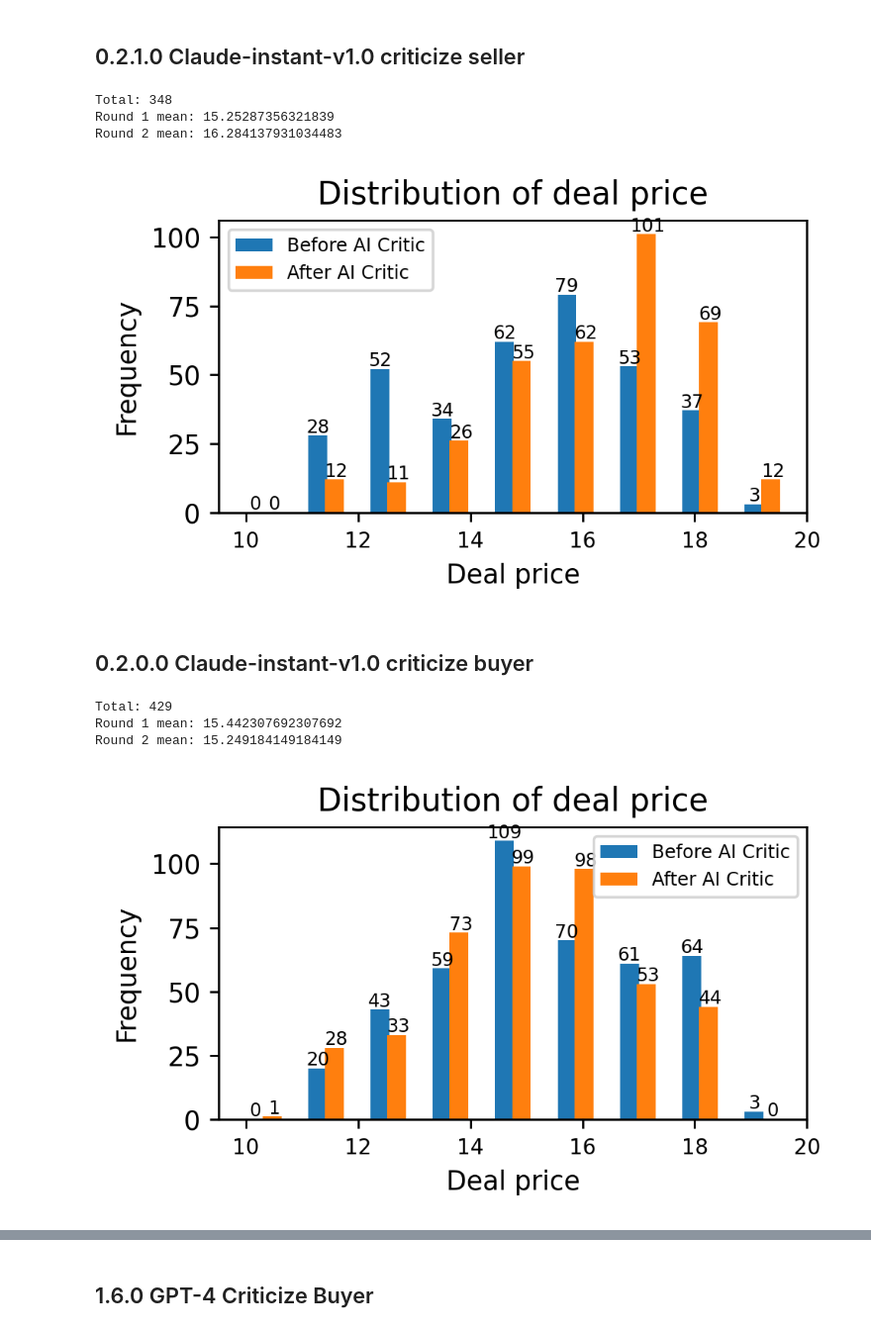
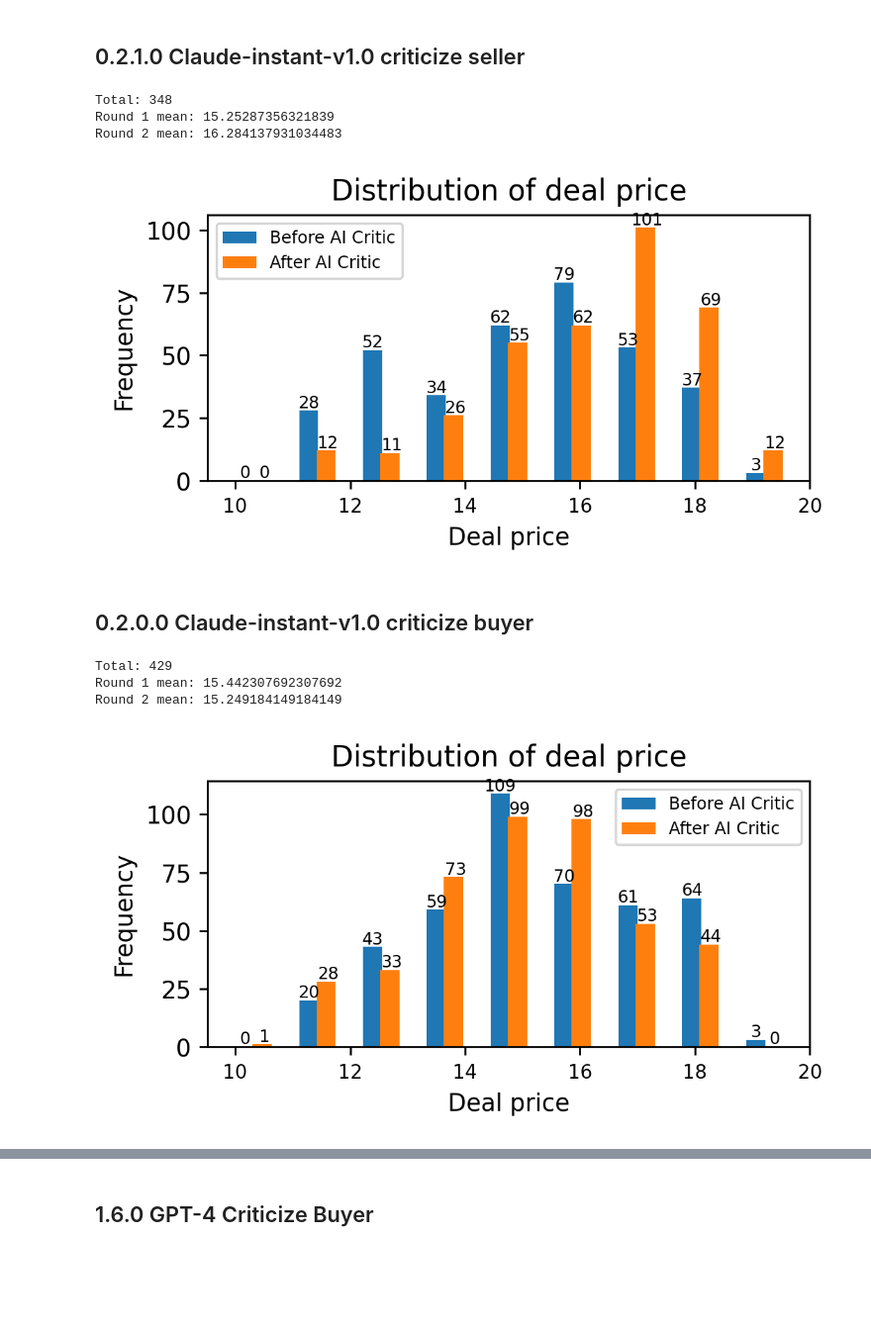
Before and after one commit to FranxYao/GPT-Bargaining, a Jupyter notebook: notebooks/draw_prices.ipynb, the cells around one changed output, grey strips where cells are left out. Shown at 99% size. Drawn from its saved outputs; the diff is of its cells as text; code cells hidden in the pictures; blank space fills up the shorter version.

```diff
--- a/notebooks/draw_prices.ipynb
+++ b/notebooks/draw_prices.ipynb
@@ -31,7 +33,7 @@ def read_price(filename):
             i += 1
     return p1, p2
 # %%
-def draw(p1, p2):
+def draw(p1, p2, figsize=(4.5,2)):
     print("Total:", len(p1))
     print("Round 1 mean:", np.mean(p1))
     print("Round 2 mean:", np.mean(p2))
@@ -48,7 +50,7 @@ def draw(p1, p2):
     hist_2, bins_2 = np.histogram(data_2, bins=bins_2)
 
     # Create a bar plot using Matplotlib
-    plt.figure(figsize=(4, 2), dpi=250)
+    plt.figure(figsize=figsize, dpi=250)
     plt.bar(bins_1[:-1]+0, hist_1, width=0.3 * (bins_1[1]-bins_1[0]), align='edge', label='Before AI Critic')
     plt.bar(bins_2[:-1]+0.3, hist_2, width=0.3 * (bins_2[1]-bins_2[0]), align='edge', label='After AI Critic')
 
@@ -158,12 +216,13 @@ Round 2 mean: 13.71127562642369
 # %% [markdown]
 ## 0.2.1.0 Claude-instant-v1.0 criticize seller
 # %%
-draw(*read_price('../outputs/criticize_seller_500_runs_rollout_2_ver_0.2.1.0.txt'))
+p1, p2 = read_price('../outputs/criticize_seller_500_runs_rollout_2_ver_0.2.1.0.txt')
+draw(p1, p2, figsize=(4.5, 2))
 # %% [output]
 Total: 348
 Round 1 mean: 15.25287356321839
 Round 2 mean: 16.284137931034483
-[figure, old version]
+[figure, new version]
 # %% [markdown]
 ## 0.2.0.0 Claude-instant-v1.0 criticize buyer
 # %%
@@ -172,4 +231,4 @@ draw(*read_price('../outputs/criticize_buyer_500_runs_rollout_2_ver_0.2.0.0.txt'
 Total: 429
 Round 1 mean: 15.442307692307692
 Round 2 mean: 15.249184149184149
-[figure, old version]
+[figure, new version]
```
Also changed, not shown: parts of 23 cells of this notebook, 15 other files.
